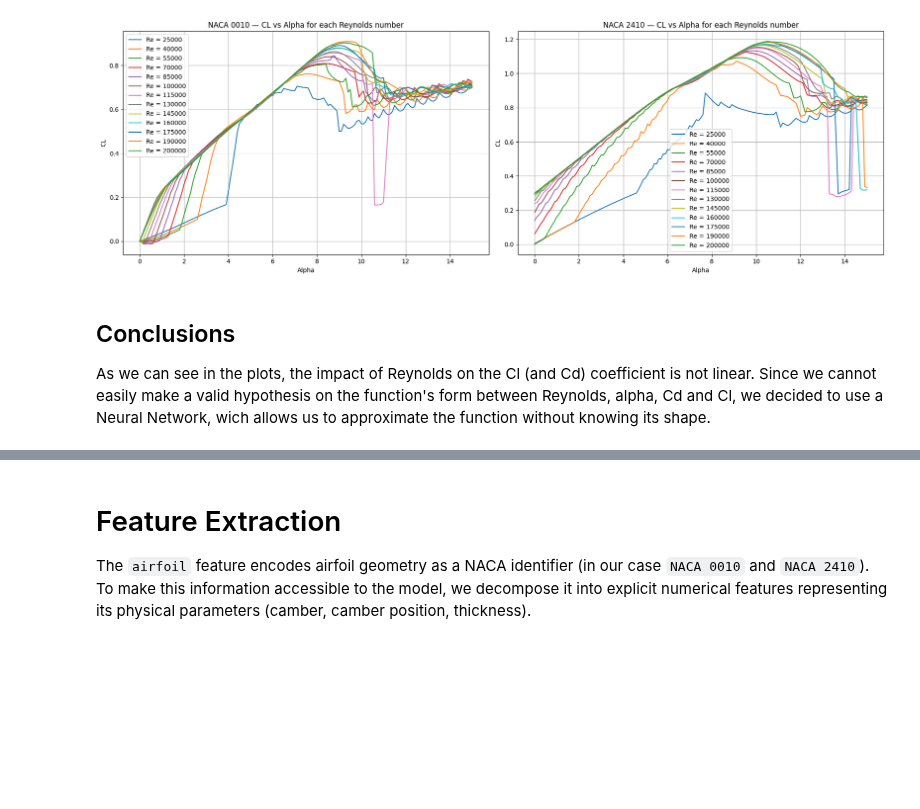
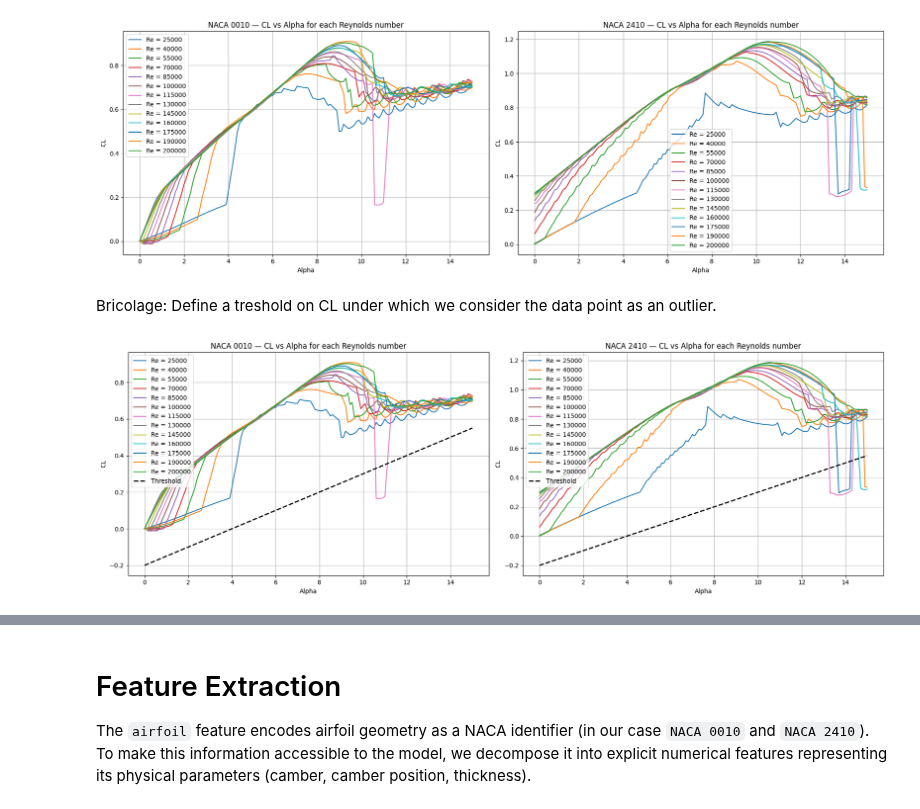
Before and after one commit to miirage-exe/data-driven-engineering, a Jupyter notebook: topic_2_pca.ipynb, the cells around one changed output, grey strips where cells are left out. Drawn from its saved outputs; the diff is of its cells as text; code cells hidden in the pictures; blank space fills up the shorter version.

```diff
--- a/topic_2_pca.ipynb
+++ b/topic_2_pca.ipynb
@@ -71,23 +74,37 @@ plt.show()
 # %%
-fig, axes = plt.subplots(1, 2, figsize=(18, 6))
+def plot_2d(threshold_fn):
+  fig, axes = plt.subplots(1, 2, figsize=(18, 6))
 
-for ax, naca in zip(axes, ["NACA 0010", "NACA 2410"]):
-    df_unique_naca = df[df.airfoil == naca]
+  for ax, naca in zip(axes, ["NACA 0010", "NACA 2410"]):
+      df_unique_naca = df[df.airfoil == naca]
 
-    for re, group in df_unique_naca.groupby('Reynolds'):
-        group_sorted = group.sort_values('alpha')
-        ax.plot(group_sorted['alpha'], group_sorted['CL'], label=f'Re = {re:.0f}')
+      for re, group in df_unique_naca.groupby('Reynolds'):
+          group_sorted = group.sort_values('alpha')
+          ax.plot(group_sorted['alpha'], group_sorted['CL'], label=f'Re = {re:.0f}')
 
-    ax.set_xlabel('Alpha')
-    ax.set_ylabel('CL')
-    ax.set_title(f'{naca} — CL vs Alpha for each Reynolds number')
-    ax.legend()
-    ax.grid(True)
 
-plt.tight_layout()
-plt.show()
+      alpha_full = df_unique_naca['alpha'].sort_values()
+      if (threshold_fn):
+        ax.plot(alpha_full, threshold_fn(alpha_full),
+                label='Threshold', color='black', linestyle='--', linewidth=2)
+      ax.set_xlabel('Alpha')
+      ax.set_ylabel('CL')
+      ax.set_title(f'{naca} — CL vs Alpha for each Reynolds number')
+      ax.legend()
+      ax.grid(True)
+
+  plt.tight_layout()
+  plt.show()
+
+plot_2d(None)
 # %% [output]
 [figure]
-# %% [markdown]
-## Conclusions
-As we can see in the plots, the impact of Reynolds on the Cl (and Cd) coefficient is not linear. Since we cannot easily make a valid hypothesis on the function's form between Reynolds, alpha, Cd and Cl, we decided to use a Neural Network, wich allows us to approximate the function without knowing its shape.
+# %% [markdown]
+Bricolage: Define a treshold on CL under which we consider the data point as an outlier.
+# %%
+def threshold(x):
+  return x*0.2/4 - 0.2
+
+plot_2d(threshold)
+# %% [output]
+[figure, added]
```
Also changed, not shown: parts of 8 cells of this notebook.
